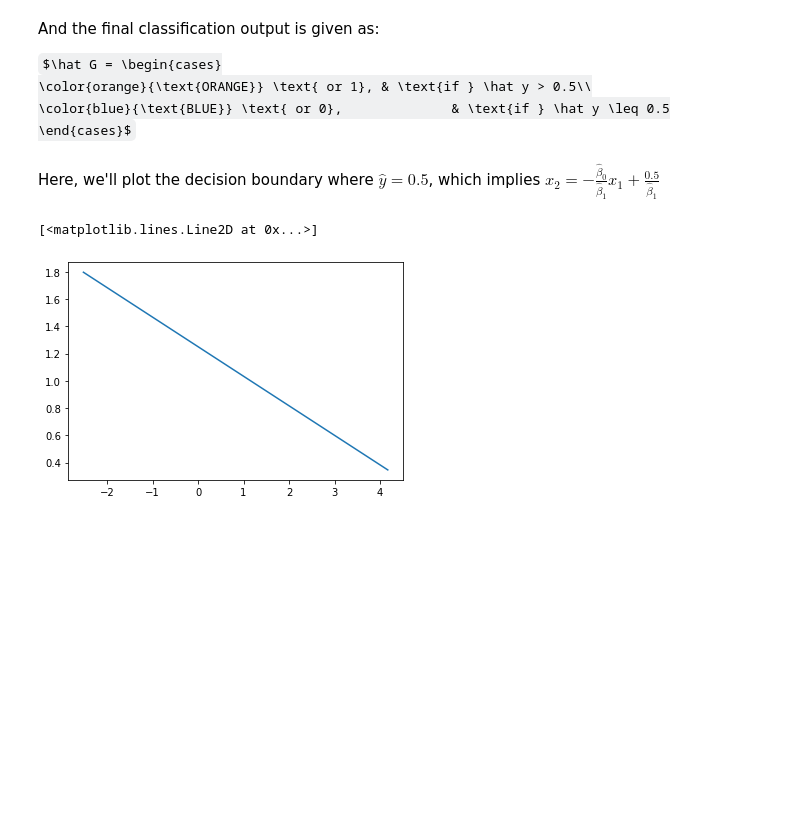
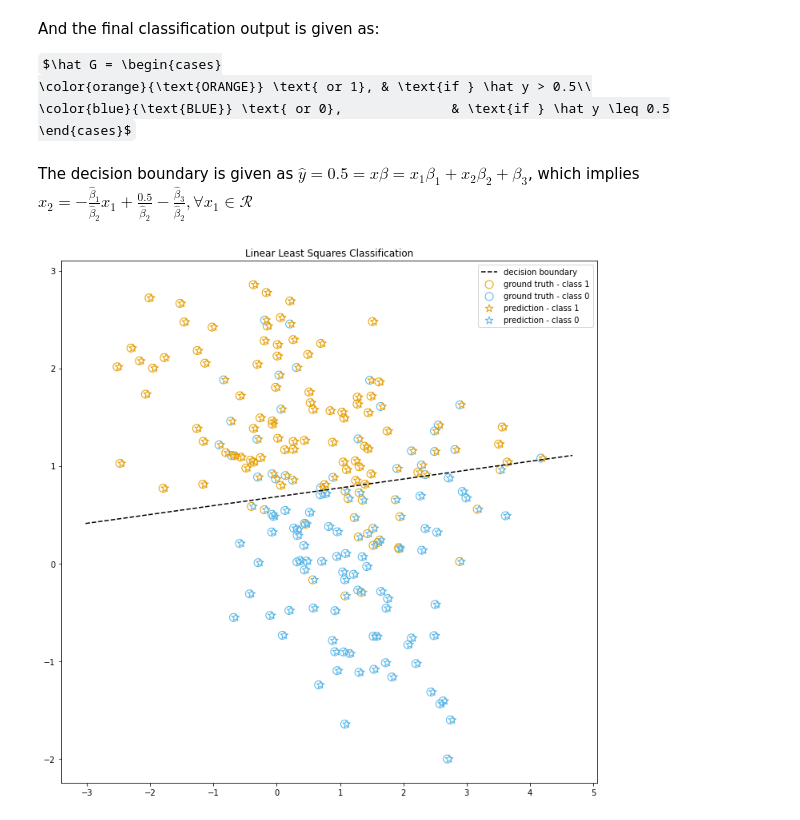
Before and after one commit to abkoesdw/The-Elements-of-Statistical-Learning-Python-Codes, a Jupyter notebook: esl/chapter 2/2.3.1 Least Squares.ipynb, the cells around one changed output. Drawn from its saved outputs; the diff is of its cells as text; code cells hidden in the pictures; some formulas as TeX source; blank space fills up the shorter version.

Commit message:
least squares done

```diff
--- a/esl/chapter 2/2.3.1 Least Squares.ipynb
+++ b/esl/chapter 2/2.3.1 Least Squares.ipynb
@@ -19,5 +23,2 @@ plt = plot_2D(x, y, "ESL-Mixture Dataset", axis='on')
 # %% [markdown]
 Solution of the least square is: $\beta = (x^\top x)^{-1} x^\top y$
-# %%
-beta_hat = dot(dot(linalg.inv(dot(x.T, x)), x.T), y)
-print(beta_hat)
@@ -26,7 +25,14 @@ print(beta_hat)
+# %%
+# check if dot(x.T, x) is invertible
+if np.linalg.cond(np.dot(x.T, x)) < 1/sys.float_info.epsilon:
+    beta_hat = np.dot(np.dot(np.linalg.inv(np.dot(x.T, x)), x.T), y)
+else:
+    print("dot(x.T, x) is ill-conditioned")
+    sys.exit()
 # %% [markdown]
 The estimated output is given as $\hat y = x \hat\beta$
 # %%
-y_hat = dot(x, beta_hat)
+y_hat = np.dot(x, beta_hat)
 # %% [markdown]
 And the final classification output is given as:
 
@@ -35,13 +41,23 @@ $\hat G = \begin{cases}
     \color{blue}{\text{BLUE}} \text{ or 0},              & \text{if } \hat y \leq 0.5
 \end{cases}$
 # %%
-G_hat = array([1 if y_hat_ > 0.5 else 0 for y_hat_ in y_hat])
+threshold = 0.5
+G_hat = np.array([1 if y_hat_ > threshold else 0 for y_hat_ in y_hat]).astype(int)
 # %% [markdown]
-Here, we'll plot the decision boundary where $\hat y = 0.5$, which implies $x_2 = -\frac{\hat\beta_0}{\hat\beta_1} x_1+ \frac{0.5}{\hat\beta_1}$
+The decision boundary is given as $\hat y = 0.5 = x \beta = x_1\beta_1 + x_2\beta_2 +\beta_3$, which implies $x_2 = -\frac{\hat\beta_1}{\hat\beta_2} x_1+ \frac{0.5}{\hat\beta_2} - \frac{\hat\beta_3}{\hat\beta_2}, \forall x_1 \in \mathcal{R}$
-# %%
-x_1 = linspace(min(x[:, 0]), max(x[:, 0]),100)
-x_2 = - (beta_hat[0]/beta_hat[1] * x_1) + (0.5 / beta_hat[1])
-plt.plot(x_1, x_2)
-# %% [output]
-[<matplotlib.lines.Line2D at 0x...>]
-[figure, removed]
+# %%
+# plot the classification results and decision boundary
+BLUE, ORANGE = "#57B5E8", "#E69E00"
+x_1 = np.linspace(min(x[:, 0]) - 0.5, max(x[:, 0]) + 0.5,100)
+x_2 = - (beta_hat[0] / beta_hat[1]) * x_1 + (threshold / beta_hat[1]) - (beta_hat[2] / beta_hat[1])
+plt.figure(figsize=(12, 12))
+plt.scatter(x[:, 0][y==1], x[:, 1][y==1], s=100, marker="o", edgecolors=ORANGE, facecolors="none", label='ground truth - class 1')
+plt.scatter(x[:, 0][y==0], x[:, 1][y==0], s=100, marker="o", edgecolors=BLUE, facecolors="none", label='ground truth - class 0')
+plt.scatter(x[:, 0][G_hat==1] + 0.03, x[:, 1][G_hat==1], s=100, marker="*", edgecolors=ORANGE, facecolors="none", label='prediction - class 1')
+plt.scatter(x[:, 0][G_hat==0] + 0.03, x[:, 1][G_hat==0], s=100, marker="*", edgecolors=BLUE, facecolors="none", label='prediction - class 0')
+plt.plot(x_1, x_2, '--k', label='decision boundary')
+plt.legend()
+plt.title("Linear Least Squares Classification")
+plt.show()
+# %% [output]
+[figure, added]
```
Also changed, not shown: parts of 3 cells of this notebook.
